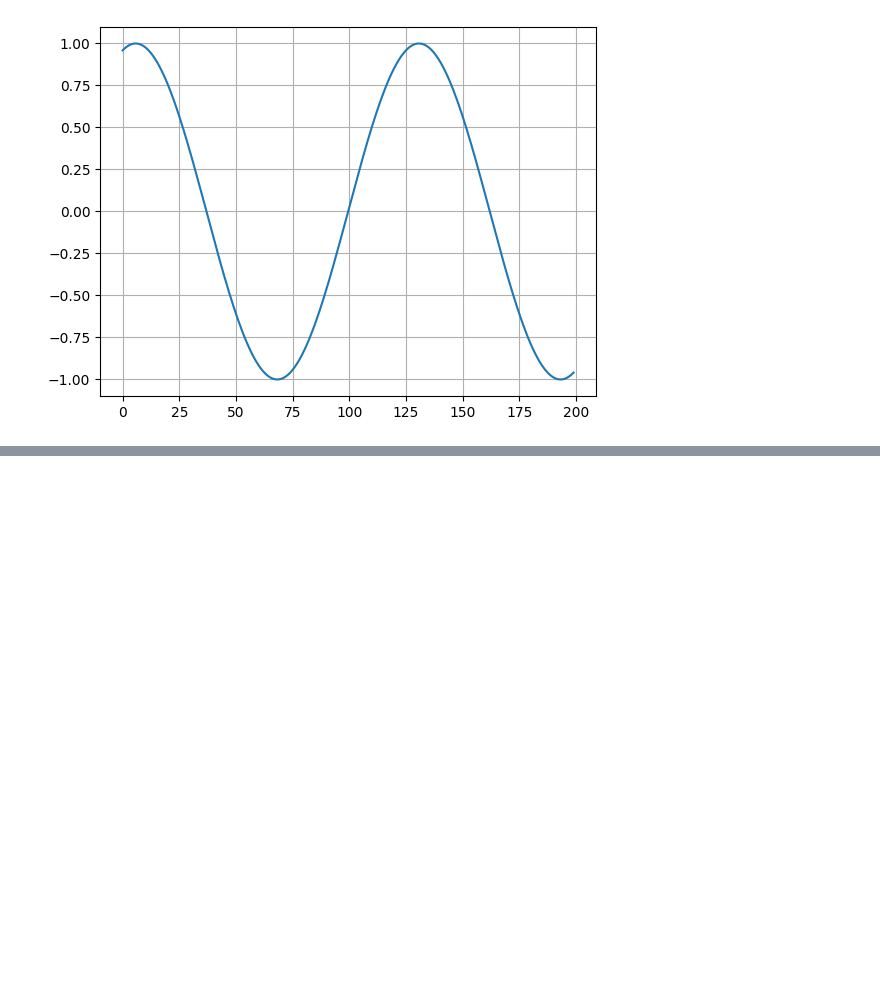
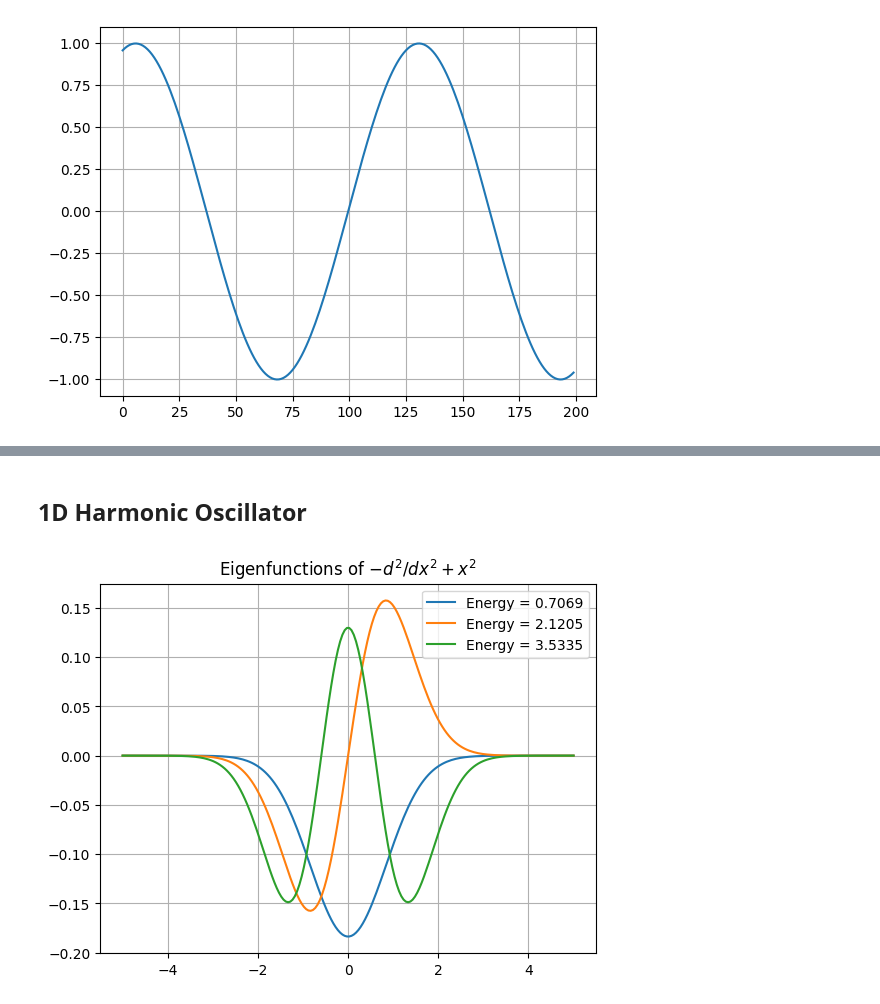
Before and after one commit to ananthapadmanabhan18/P452_Computational_Physics, a Jupyter notebook: Term_Project/Term_project.ipynb, the cells around one changed output, grey strips where cells are left out. Drawn from its saved outputs; the diff is of its cells as text; code cells hidden in the pictures; blank space fills up the shorter version.

```diff
--- a/Term_Project/Term_project.ipynb
+++ b/Term_Project/Term_project.ipynb
@@ -27,0 +34,12 @@ print(D)
+# %% [markdown]
+## __1D Harmonic Oscillator__
+# %%
+X=np.diagflat(x*x)
+eig_harm, psi_harm = np.linalg.eigh(-D2/2+X)
+for i in range(3):
+    plt.plot(x,psi_harm[:,i], label=f"Energy = {eig_harm[i]:.4f}")
+plt.legend(loc=1)
+plt.title("Eigenfunctions of $-d^2/dx^2 + x^2$")
+plt.grid()
+# %% [output]
+[figure, added]
```
Also changed, not shown: parts of 3 cells of this notebook.
